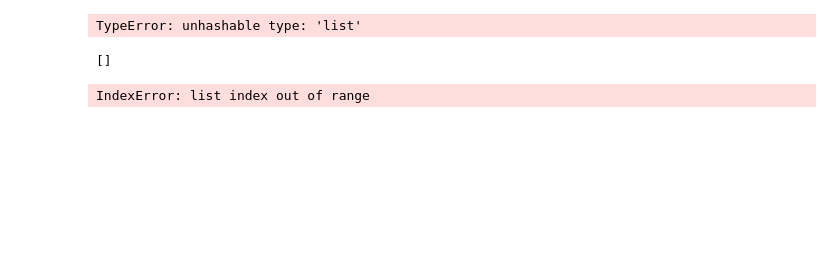
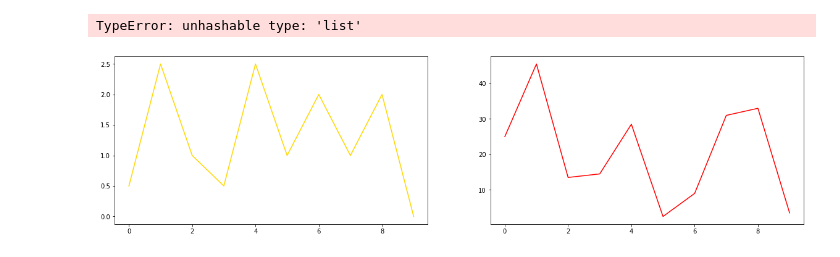
Before and after one commit to hericks/FML, a Jupyter notebook: bomberman_rl/agent_code/linear_agent_crate/monitoring.ipynb, the cells around one changed output. Drawn from its saved outputs; the diff is of its cells as text; code cells hidden in the pictures; blank space fills up the shorter version.

Commit message:
Monitoring for crate agent

```diff
--- a/bomberman_rl/agent_code/linear_agent_crate/monitoring.ipynb
+++ b/bomberman_rl/agent_code/linear_agent_crate/monitoring.ipynb
@@ -25,34 +31,31 @@ def plot_history(folder,name,keys):
-# %%
-plot_history("linear_agent_crate_diff_rewards","22_03_2021_20_29_31_718933", ["numCoinsCollected","roundLength"])
-# %% [output]
-TypeError: unhashable type: 'list'
+# %%
+plot_history("linear_agent_crate_first_try/25_03_2021_11_50_46_450637", ["num_invalid_actions",])
+# %% [output]
+TypeError: unhashable type: 'list'
 # %%
 def plot_average_histories(folder_name, keys):
-    histories = [pickle.load(open(historyPath, "rb")) for history_path in glob.glob(f'{folder_name}/*.pt')]
-    print(histories)
+    histories = [pickle.load(open(historyPath, "rb")) for historyPath in glob.glob(f'{"histories/"+ folder_name}/*.pt')]
     num_episodes = len(histories[0][keys[0]])
-
 
     fig = plt.figure(figsize = (20,5))
     plot_position = 1
     n_plots = (len(keys))
     plot_color =  {
-    'num_coins_collected' : gold,
-    'cumulative_reward' : green,
-    'num_crates_destroyed' : brown,
-    'round_length'    : green,
-    'num_invalid_actions': red,
+    'num_coins_collected' : "gold",
+    'cumulative_reward' : "green",
+    'num_crates_destroyed' : "brown",
+    'round_length'    : "black",
+    'num_invalid_actions': "red",
     }
 
     for x in keys:
         array = np.stack([np.array(history[x]) for history in histories])
         mean_array = np.mean(array, axis=0)
         plt.subplot(1,n_plots,plot_position)
-        plt.plot(np.arange(num_episodes), mean_array, label= x, color = plot_color)
+        plt.plot(np.arange(num_episodes), mean_array, label= x, color = plot_color[x])
         plot_position += 1
     plt.show()
 # %%
-plot_average_histories("linear_agent_crate_diff_rewards",['num_coins_collected'])
+plot_average_histories("linear_agent_crate_first_try",['num_coins_collected','num_invalid_actions'])
 # %% [output]
-[]
-IndexError: list index out of range
+[figure, added]
```
Also changed, not shown: parts of 1 cell of this notebook.
